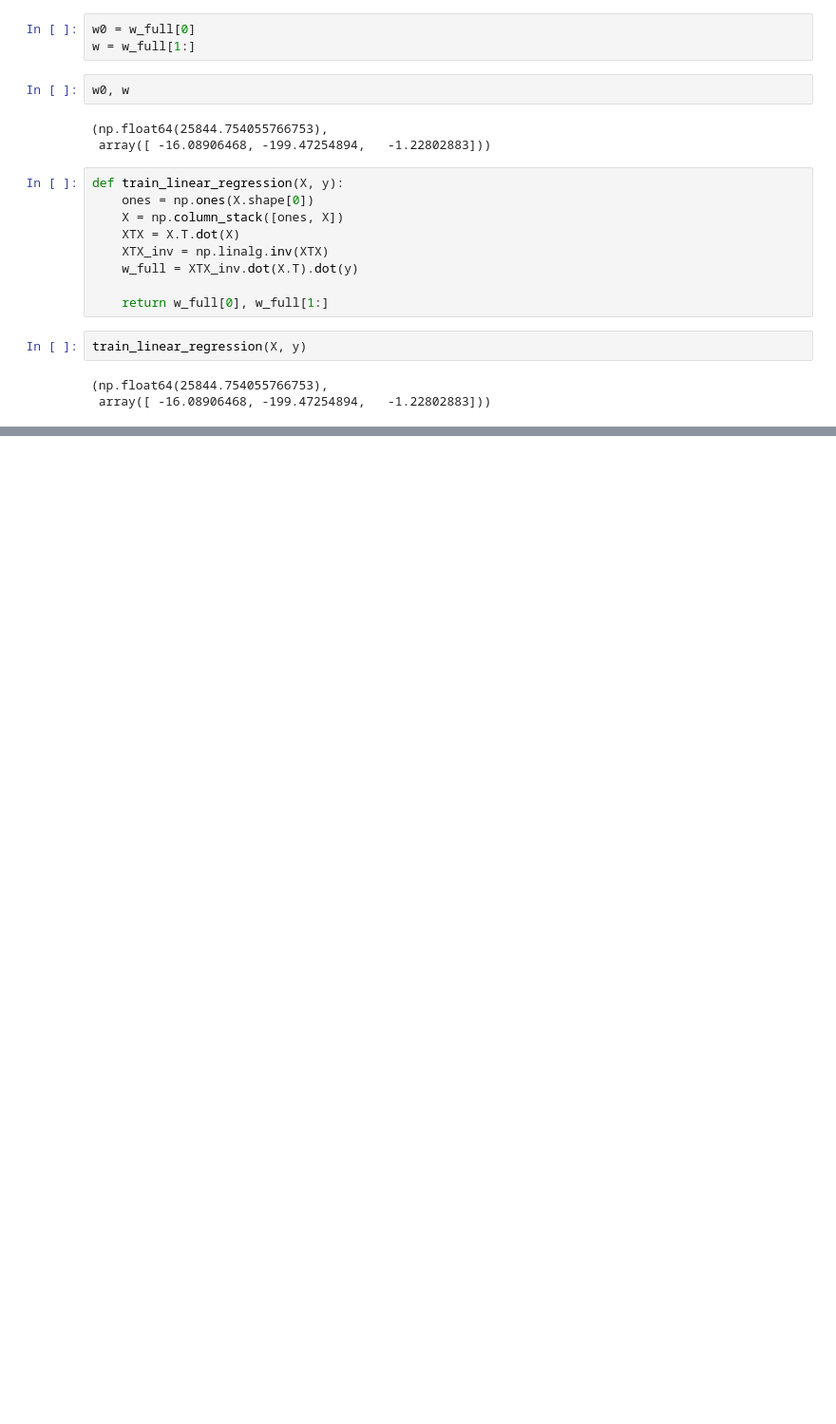
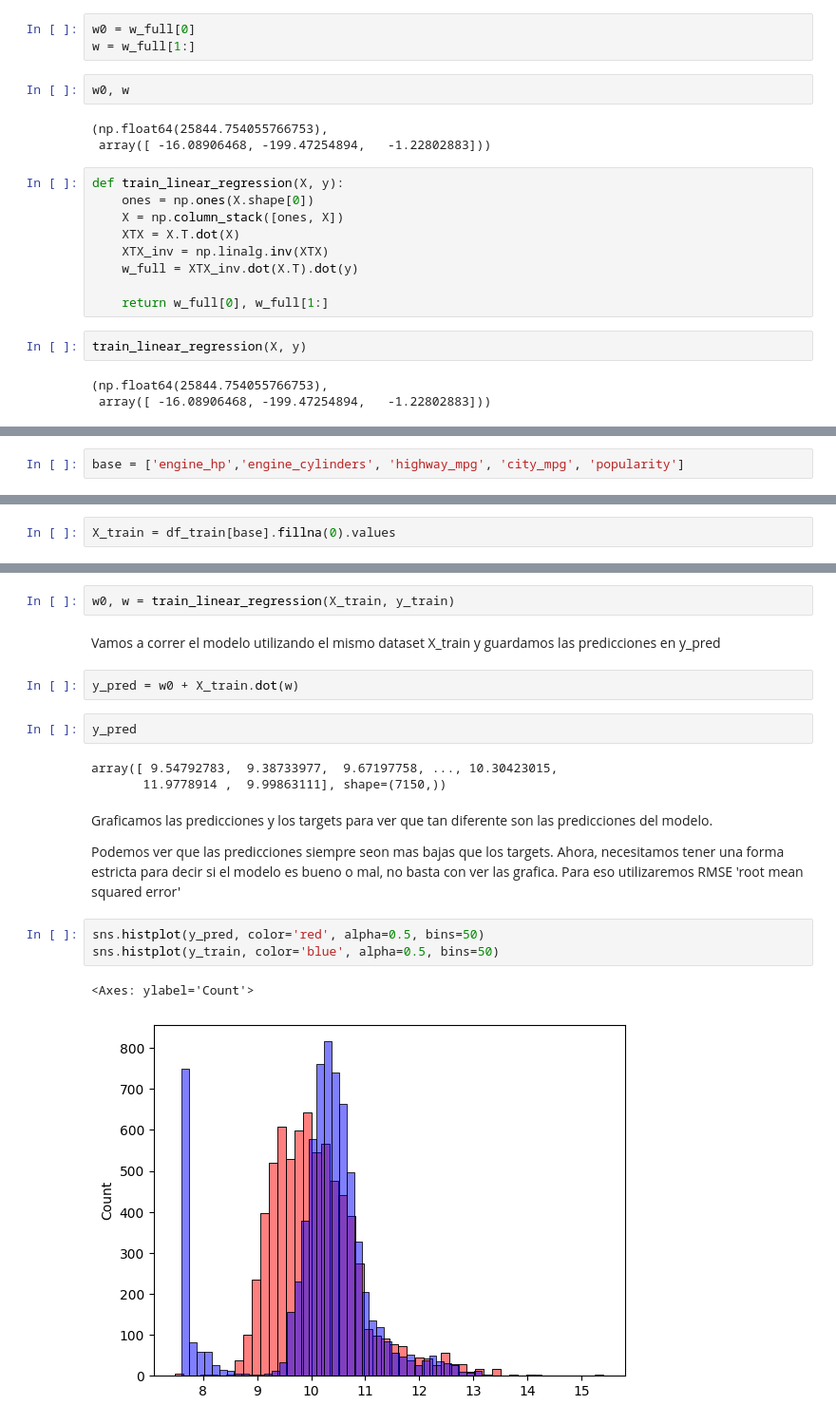
Before and after one commit to pepecg82/ml-zoomcamp, a Jupyter notebook: 02-regression/car_price_prediction.ipynb, the cells around one changed output, grey strips where cells are left out. Shown: that part at 95% size. Cells and saved outputs as stored; diff of their text form; blank space fills up the shorter version.

Commit message:
train model

```diff
--- a/02-regression/car_price_prediction.ipynb
+++ b/02-regression/car_price_prediction.ipynb
@@ -369,0 +382,2 @@ train_linear_regression(X, y)
+# %%
+base = ['engine_hp','engine_cylinders', 'highway_mpg', 'city_mpg', 'popularity']
@@ -369,0 +390,2 @@ train_linear_regression(X, y)
+# %%
+X_train = df_train[base].fillna(0).values
@@ -369,0 +394,21 @@ train_linear_regression(X, y)
+# %%
+w0, w = train_linear_regression(X_train, y_train)
+# %% [markdown]
+Vamos a correr el modelo utilizando el mismo dataset X_train y guardamos las predicciones en y_pred
+# %%
+y_pred = w0 + X_train.dot(w)
+# %%
+y_pred
+# %% [output]
+array([ 9.54792783,  9.38733977,  9.67197758, ..., 10.30423015,
+       11.9778914 ,  9.99863111], shape=(7150,))
+# %% [markdown]
+Graficamos las predicciones y los targets para ver que tan diferente son las predicciones del modelo.
+
+Podemos ver que las predicciones siempre seon mas bajas que los targets. Ahora, necesitamos tener una forma estricta para decir si el modelo es bueno o mal, no basta con ver las grafica. Para eso utilizaremos RMSE 'root mean squared error'
+# %%
+sns.histplot(y_pred, color='red', alpha=0.5, bins=50)
+sns.histplot(y_train, color='blue', alpha=0.5, bins=50)
+# %% [output]
+<Axes: ylabel='Count'>
+[figure, added]
```
Also changed, not shown: parts of 7 cells of this notebook.
